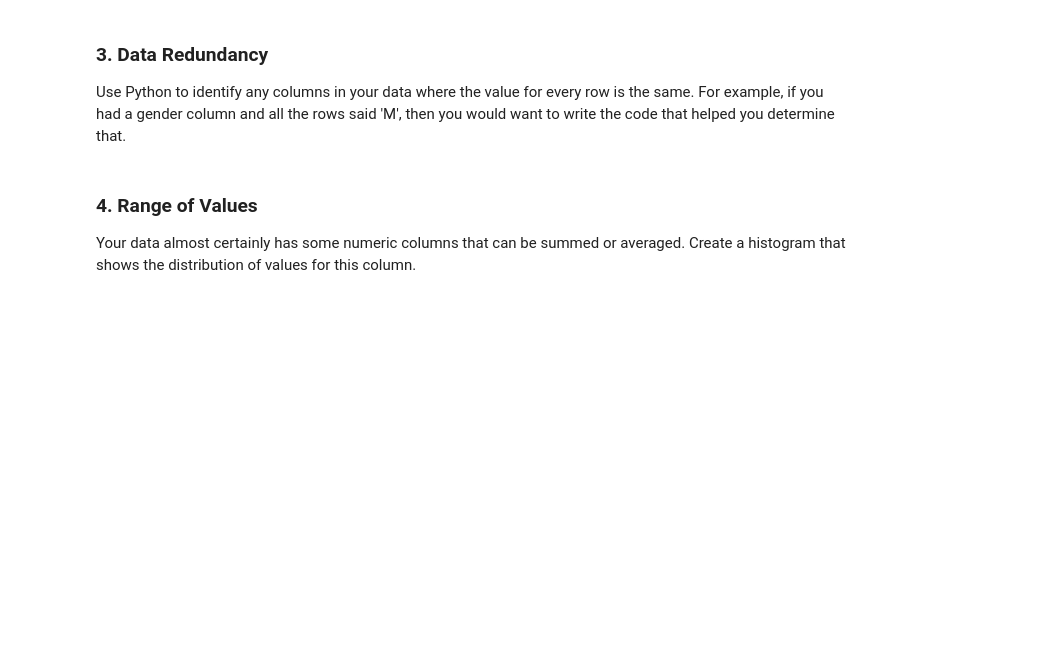
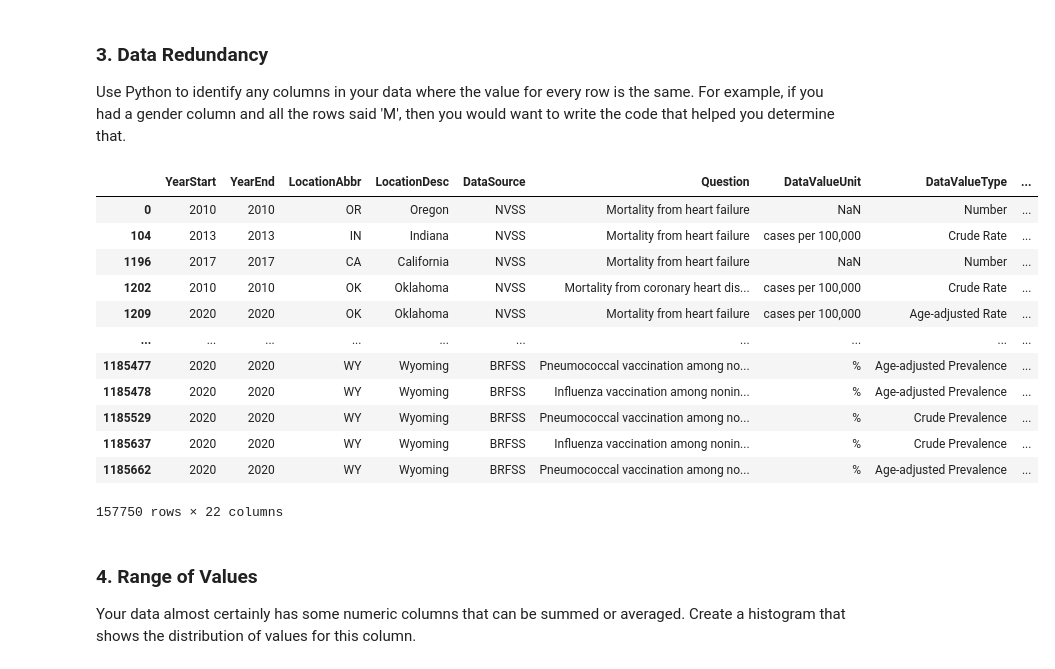
Before and after one commit to Diwakarmogarala/hds5210-2023, a Jupyter notebook: week13/week13_assignment_2.ipynb, the cells around one changed output. Saved outputs shown, nothing was run; the diff lists cells and outputs as text; code cells hidden in the pictures; blank space fills up the shorter version.

```diff
--- a/week13/week13_assignment_2.ipynb
+++ b/week13/week13_assignment_2.ipynb
@@ -28,7 +28,7 @@ def Unique_count_calculator(dataset_name):
   """('pandas.core.frame.DataFrame') -> pandas.core.frame.DataFrame
   1. Here I will create a variable for columns and loaded the columns in it. and create an empty dataset for unique counts of the columns.
   2. Here I am creating a for loop considering columns as columns, using the column I am accessing each column in my dataset and finding its unique counts.
-  3. Here I created a empty dictionary to create a data frame. I like to create it in the form of JSON format. So I created the key as column names and value as as the appended lists.
+  3. Here I created a empty dictionary to create a data frame. I want to create it in the form of JSON format. So I created the key as column names and value as as the appended lists.
   4. Then I am creating a data frame into a variable
   """
 # 1
@@ -75,3 +73,27 @@ cvd.columns
+# %%
+def del_columns(dataset_name):
+  Unique_Count = Unique_count_calculator(dataset_name)
+  Unique_Count
+  Unique_Count = Unique_Count[Unique_Count['unique_count']<=1]
+  columns = list(Unique_Count['dataset_column'])
+  for column in columns:
+    del dataset_name[column]
+  return dataset_name
+cvd = del_columns(cvd)
+# %% [output]
+|  | YearStart | YearEnd | LocationAbbr | LocationDesc | DataSource | Question | DataValueUnit | DataValueType | ... |
+| 0 | 2010 | 2010 | OR | Oregon | NVSS | Mortality from heart failure | NaN | Number | ... |
+| 104 | 2013 | 2013 | IN | Indiana | NVSS | Mortality from heart failure | cases per 100,000 | Crude Rate | ... |
+| 1196 | 2017 | 2017 | CA | California | NVSS | Mortality from heart failure | NaN | Number | ... |
+| 1202 | 2010 | 2010 | OK | Oklahoma | NVSS | Mortality from coronary heart dis... | cases per 100,000 | Crude Rate | ... |
+| 1209 | 2020 | 2020 | OK | Oklahoma | NVSS | Mortality from heart failure | cases per 100,000 | Age-adjusted Rate | ... |
+| ... | ... | ... | ... | ... | ... | ... | ... | ... | ... |
+| 1185477 | 2020 | 2020 | WY | Wyoming | BRFSS | Pneumococcal vaccination among no... | % | Age-adjusted Prevalence | ... |
+| 1185478 | 2020 | 2020 | WY | Wyoming | BRFSS | Influenza vaccination among nonin... | % | Age-adjusted Prevalence | ... |
+| 1185529 | 2020 | 2020 | WY | Wyoming | BRFSS | Pneumococcal vaccination among no... | % | Crude Prevalence | ... |
+| 1185637 | 2020 | 2020 | WY | Wyoming | BRFSS | Influenza vaccination among nonin... | % | Crude Prevalence | ... |
+| 1185662 | 2020 | 2020 | WY | Wyoming | BRFSS | Pneumococcal vaccination among no... | % | Age-adjusted Prevalence | ... |
+157750 rows × 22 columns
 # %% [markdown]
 ### 4. Range of Values
 
```
Also changed, not shown: parts of 1 cell of this notebook.
